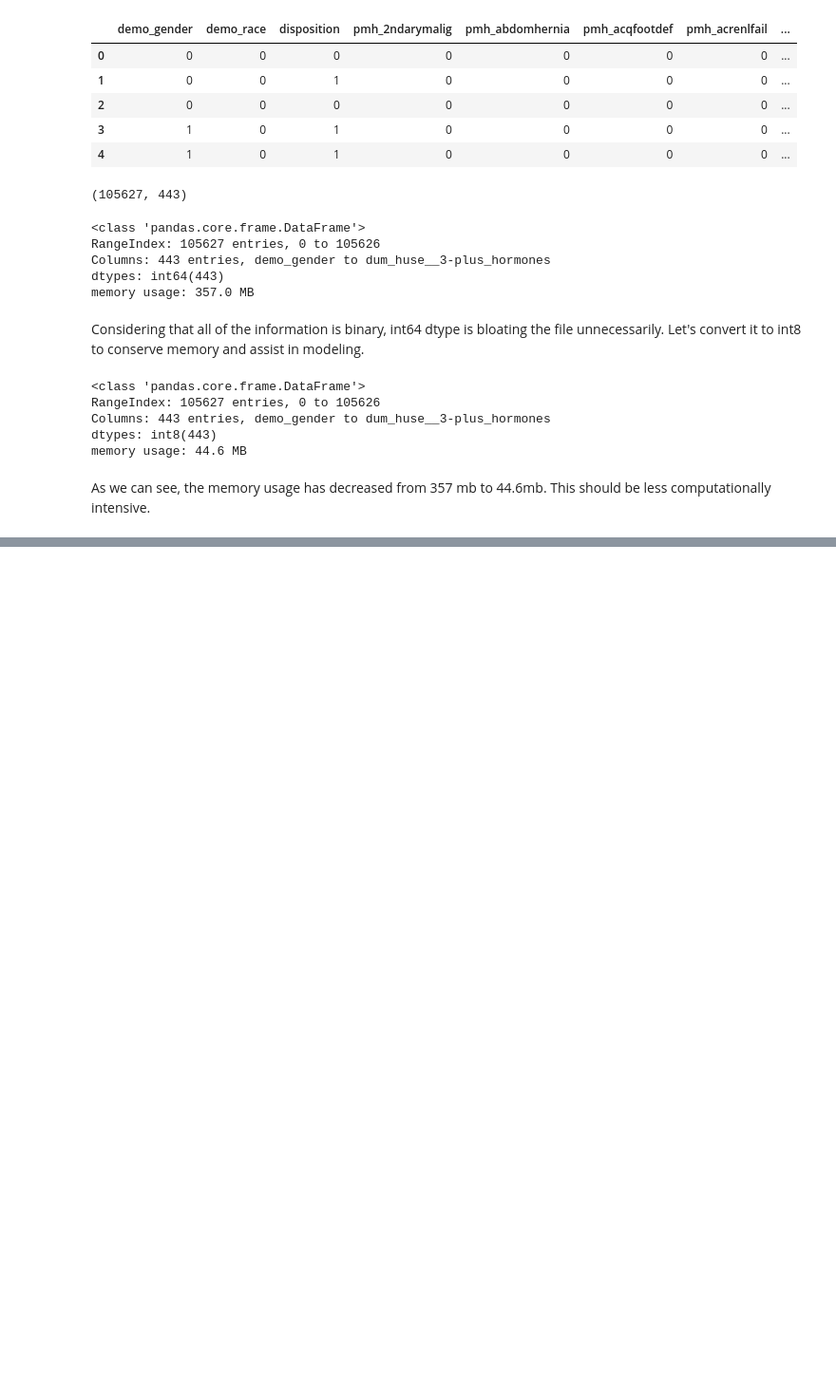
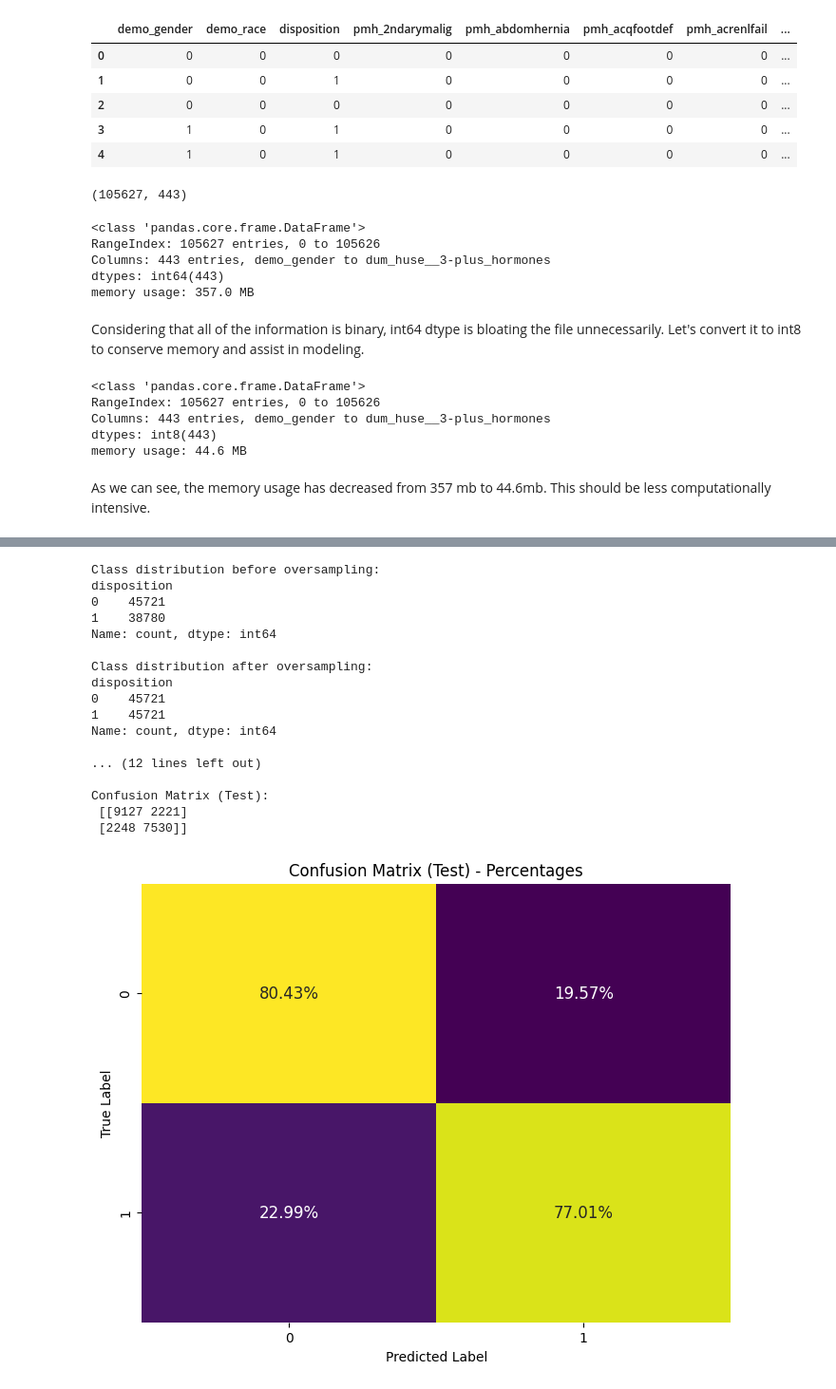
Before and after one commit to lo-klkl/BSTN_Capstone-Diab, a Jupyter notebook: Notebooks/Pt3-Modelling-Pt1.ipynb, the cells around one changed output, grey strips where cells are left out. Shown at 95% size. Cells and saved outputs as stored; diff of their text form; code cells hidden in the pictures; blank space fills up the shorter version.

```diff
--- a/Notebooks/Pt3-Modelling-Pt1.ipynb
+++ b/Notebooks/Pt3-Modelling-Pt1.ipynb
@@ -1003,0 +266,74 @@ Random Forest Best Hyperparameters: {'classifier__max_depth': 25, 'classifier__m
+# %%
+# Check the class distribution before oversampling
+print('Class distribution before oversampling:')
+print(y_train.value_counts())
+
+# Oversampling using SMOTE
+oversampler = SMOTE(random_state=42)
+X_train_oversampled, y_train_oversampled = oversampler.fit_resample(X_train, y_train)
+
+# Check the class distribution after oversampling
+print('\nClass distribution after oversampling:')
+print(y_train_oversampled.value_counts())
+
+# Train your model (e.g., Logistic Regression) on the oversampled data
+logreg = LogisticRegression(max_iter=1000)
+logreg.fit(X_train_oversampled, y_train_oversampled)
+
+# Predictions
+y_test_pred = logreg.predict(X_test)
+
+# Evaluate the model
+print('\nTest Accuracy:', accuracy_score(y_test, y_test_pred))
+print('\nClassification Report:\n', classification_report(y_test, y_test_pred))
+
+# Confusion Matrix
+conf_matrix_test = confusion_matrix(y_test, y_test_pred)
+print('\nConfusion Matrix (Test):\n', conf_matrix_test)
+
+# Create a heatmap with the percentages
+conf_matrix_percent = conf_matrix_test / conf_matrix_test.sum(axis=1)[:, np.newaxis]
+plt.figure(figsize=(8, 6))
+sns.heatmap(conf_matrix_percent, annot=True, fmt='.2%', cmap='viridis', cbar=False, annot_kws={'size': 12})
+plt.title('Confusion Matrix (Test) - Percentages')
+plt.xlabel('Predicted Label')
+plt.ylabel('True Label')
+plt.show()
+
+# Predict probabilities for ROC curve
+y_test_prob = logreg.predict_proba(X_test)[:, 1]
+
+# Calculate ROC curve
+fpr, tpr, thresholds = roc_curve(y_test, y_test_prob)
+
+# Calculate AUC score
+roc_auc = roc_auc_score(y_test, y_test_prob)
+
+# Plot ROC curve
+plt.figure(figsize=(8, 6))
+plt.plot(fpr, tpr, color='darkorange', lw=2, label='ROC curve (AUC = {:.2f})'.format(roc_auc))
+plt.plot([0, 1], [0, 1], color='navy', lw=2, linestyle='--')
+plt.xlabel('False Positive Rate')
+plt.ylabel('True Positive Rate')
+plt.title('Receiver Operating Characteristic (ROC) Curve')
+plt.legend(loc='lower right')
+plt.show()
+# %% [output]
+Class distribution before oversampling:
+disposition
+0    45721
+1    38780
+Name: count, dtype: int64
+
+Class distribution after oversampling:
+disposition
+0    45721
+1    45721
+Name: count, dtype: int64
+
+... (12 lines left out)
+
+Confusion Matrix (Test):
+ [[9127 2221]
+ [2248 7530]]
+[figure, added]
```
Also changed, not shown: parts of 55 cells of this notebook, 4 other files.
